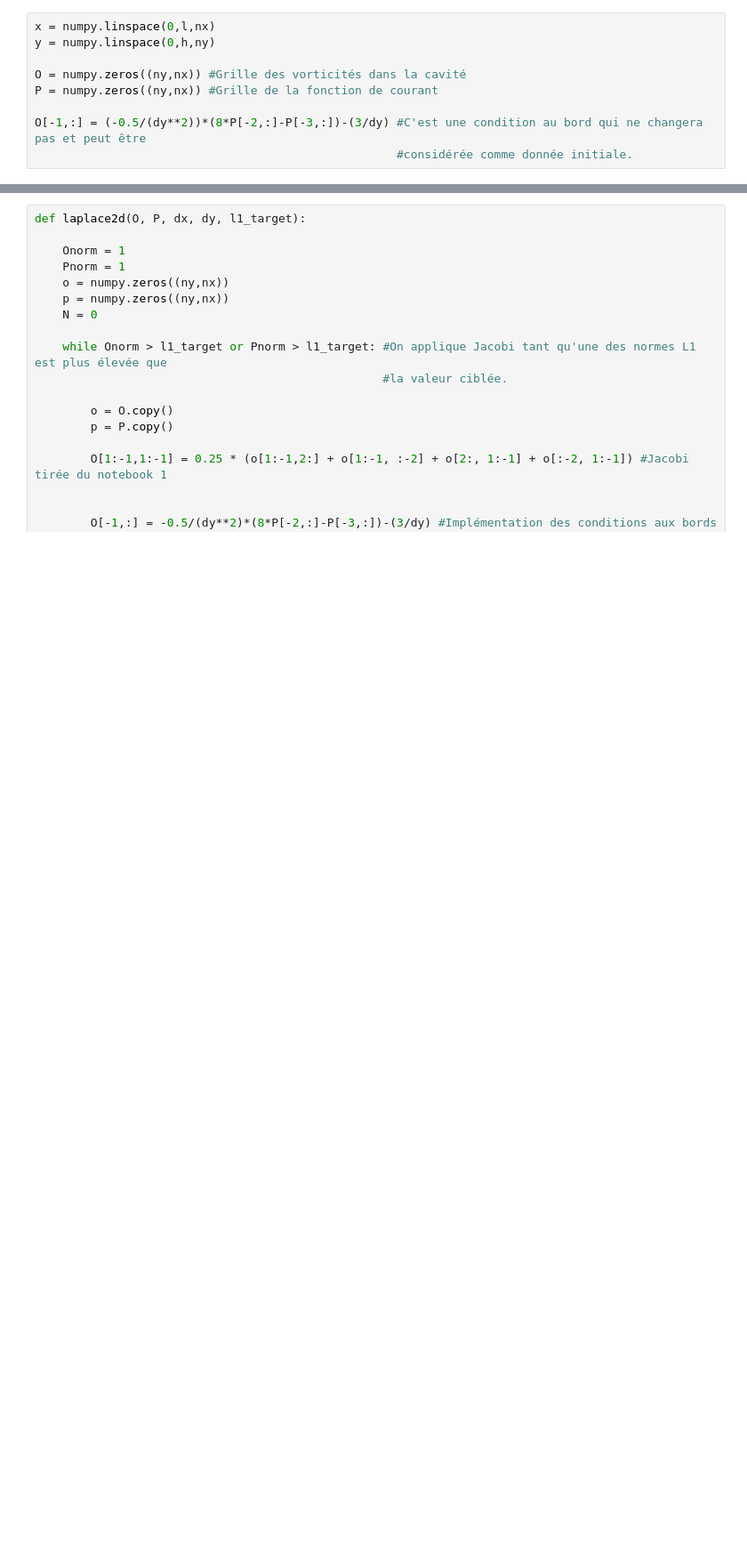
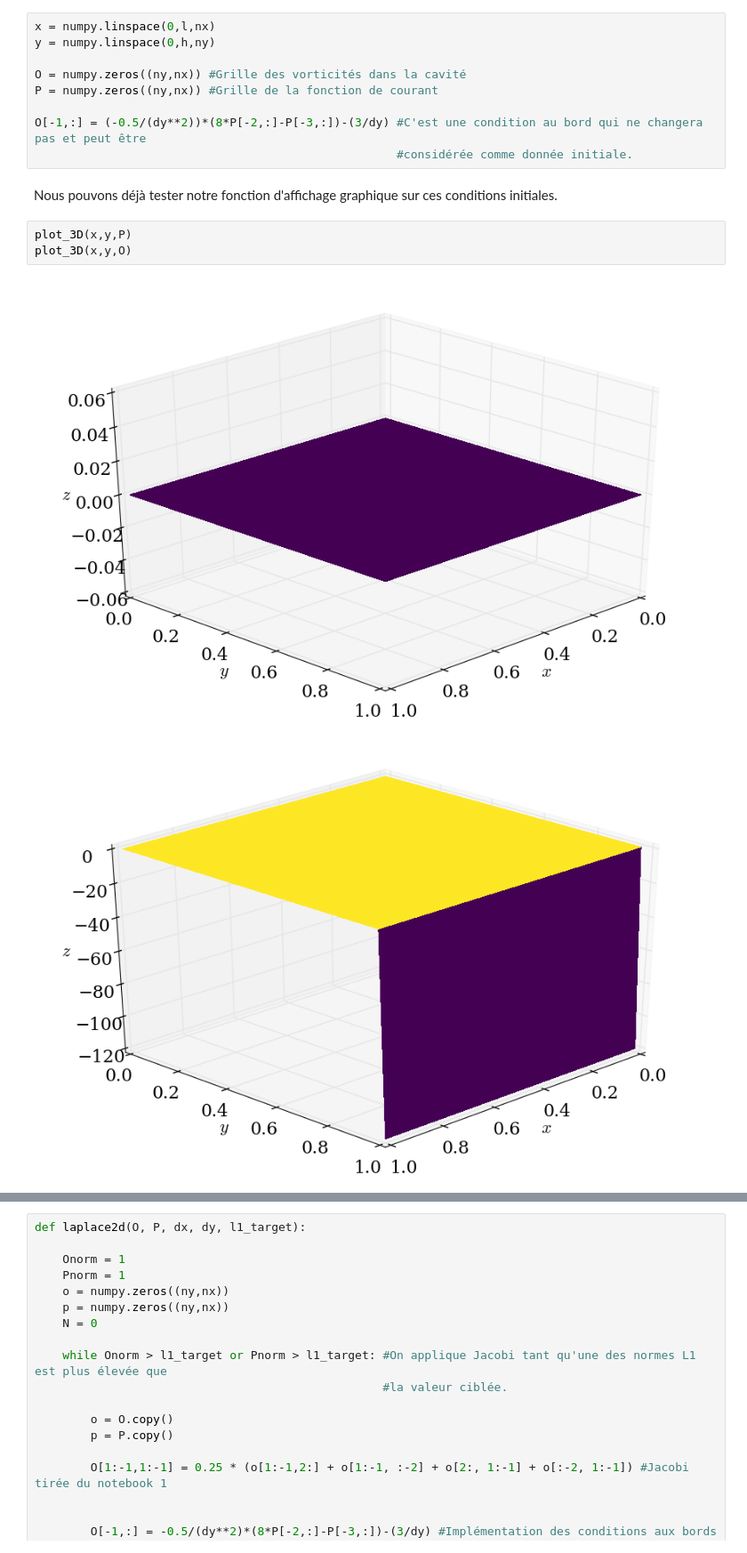
Before and after one commit to SeigneurSauron/numerical-mooc, a Jupyter notebook: working/Stokes flowww.ipynb, the cells around one changed output, grey strips where cells are left out. Shown: that part at 89% size. Cells and saved outputs as stored; diff of their text form; blank space fills up the shorter version.

```diff
--- a/working/Stokes flowww.ipynb
+++ b/working/Stokes flowww.ipynb
@@ -114,3 +126,11 @@ P = numpy.zeros((ny,nx)) #Grille de la fonction de courant
 
 O[-1,:] = (-0.5/(dy**2))*(8*P[-2,:]-P[-3,:])-(3/dy) #C'est une condition au bord qui ne changera pas et peut être
                                                     #considérée comme donnée initiale.
+# %% [markdown]
+Nous pouvons déjà tester notre fonction d'affichage graphique sur ces conditions initiales.
+# %%
+plot_3D(x,y,P)
+plot_3D(x,y,O)
+# %% [output]
+[figure, added]
+[figure, added]
```
Also changed, not shown: parts of 15 cells of this notebook.
